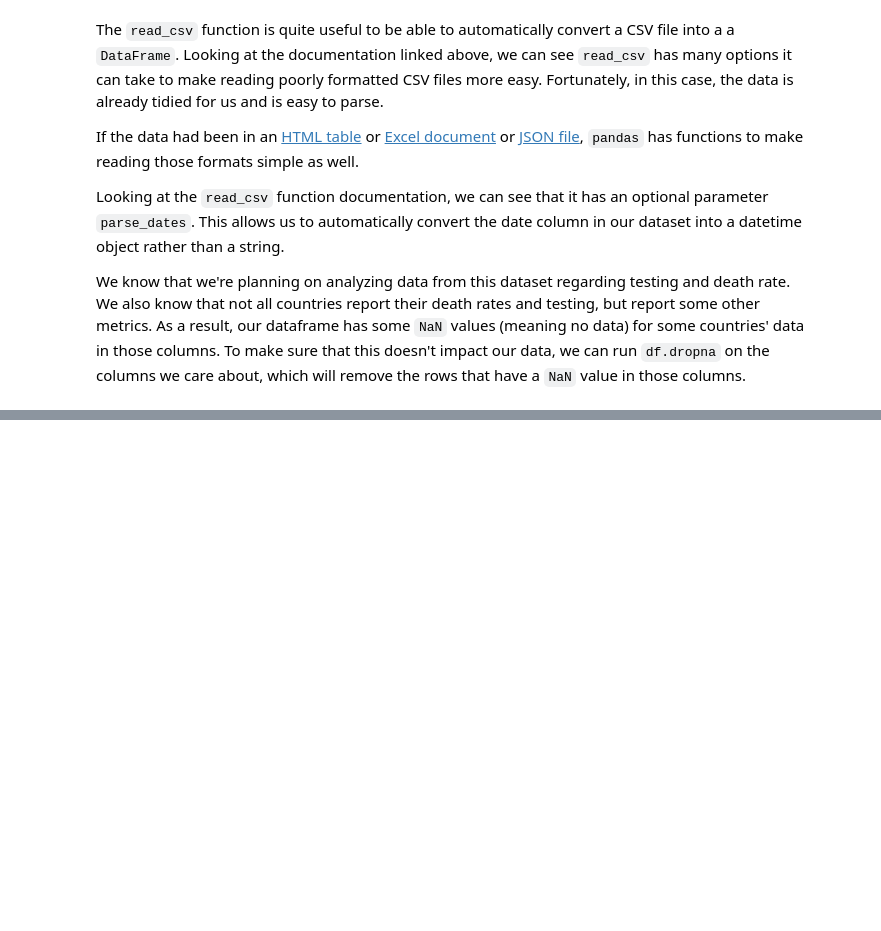
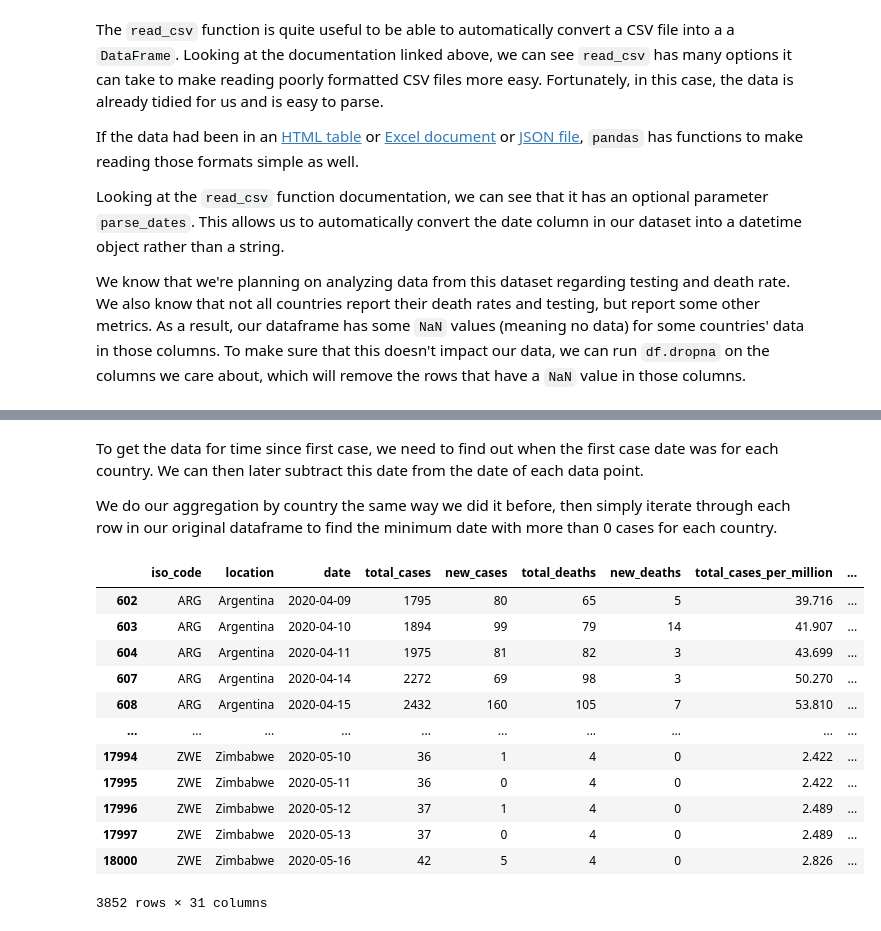
Before and after one commit to plato2000/covid19-datascience-tutorial, a Jupyter notebook: CMSC320_Final_Project.ipynb, the cells around one changed output, grey strips where cells are left out. Saved outputs shown, nothing was run; the diff lists cells and outputs as text; code cells hidden in the pictures; blank space fills up the shorter version.

```diff
--- a/CMSC320_Final_Project.ipynb
+++ b/CMSC320_Final_Project.ipynb
@@ -200,0 +151,9 @@ agg_data = df[["total_tests_per_thousand", "total_deaths_per_million"]]#.groupby
+# %%
+agg_data = df.groupby("location").agg({"total_deaths_per_million": "max", "total_cases_per_million": "max"})
+agg_data["first_case_date"] = pd.to_datetime("today")
+
+for _, row in df.iterrows():
+    if row["total_cases"] > 0:
+        if agg_data.loc[row["location"]]["first_case_date"] > row["date"]:
+            agg_data.loc[row["location"], ["first_case_date"]] = row["date"]
+agg_data
@@ -200,0 +175,22 @@ agg_data = df[["total_tests_per_thousand", "total_deaths_per_million"]]#.groupby
+# %% [markdown]
+To get the data for time since first case, we need to find out when the first case date was for each country. We can then later subtract this date from the date of each data point.
+
+We do our aggregation by country the same way we did it before, then simply iterate through each row in our original dataframe to find the minimum date with more than 0 cases for each country.
+# %%
+df = df.join(agg_data[["first_case_date"]], on="location")
+df["since_case_date"] = (df["date"] - df["first_case_date"]).astype(int)
+df
+# %% [output]
+|  | iso_code | location | date | total_cases | new_cases | total_deaths | new_deaths | total_cases_per_million | ... |
+| 602 | ARG | Argentina | 2020-04-09 | 1795 | 80 | 65 | 5 | 39.716 | ... |
+| 603 | ARG | Argentina | 2020-04-10 | 1894 | 99 | 79 | 14 | 41.907 | ... |
+| 604 | ARG | Argentina | 2020-04-11 | 1975 | 81 | 82 | 3 | 43.699 | ... |
+| 607 | ARG | Argentina | 2020-04-14 | 2272 | 69 | 98 | 3 | 50.270 | ... |
+| 608 | ARG | Argentina | 2020-04-15 | 2432 | 160 | 105 | 7 | 53.810 | ... |
+| ... | ... | ... | ... | ... | ... | ... | ... | ... | ... |
+| 17994 | ZWE | Zimbabwe | 2020-05-10 | 36 | 1 | 4 | 0 | 2.422 | ... |
+| 17995 | ZWE | Zimbabwe | 2020-05-11 | 36 | 0 | 4 | 0 | 2.422 | ... |
+| 17996 | ZWE | Zimbabwe | 2020-05-12 | 37 | 1 | 4 | 0 | 2.489 | ... |
+| 17997 | ZWE | Zimbabwe | 2020-05-13 | 37 | 0 | 4 | 0 | 2.489 | ... |
+| 18000 | ZWE | Zimbabwe | 2020-05-16 | 42 | 5 | 4 | 0 | 2.826 | ... |
+3852 rows × 31 columns
```
Also changed, not shown: parts of 36 cells of this notebook.
